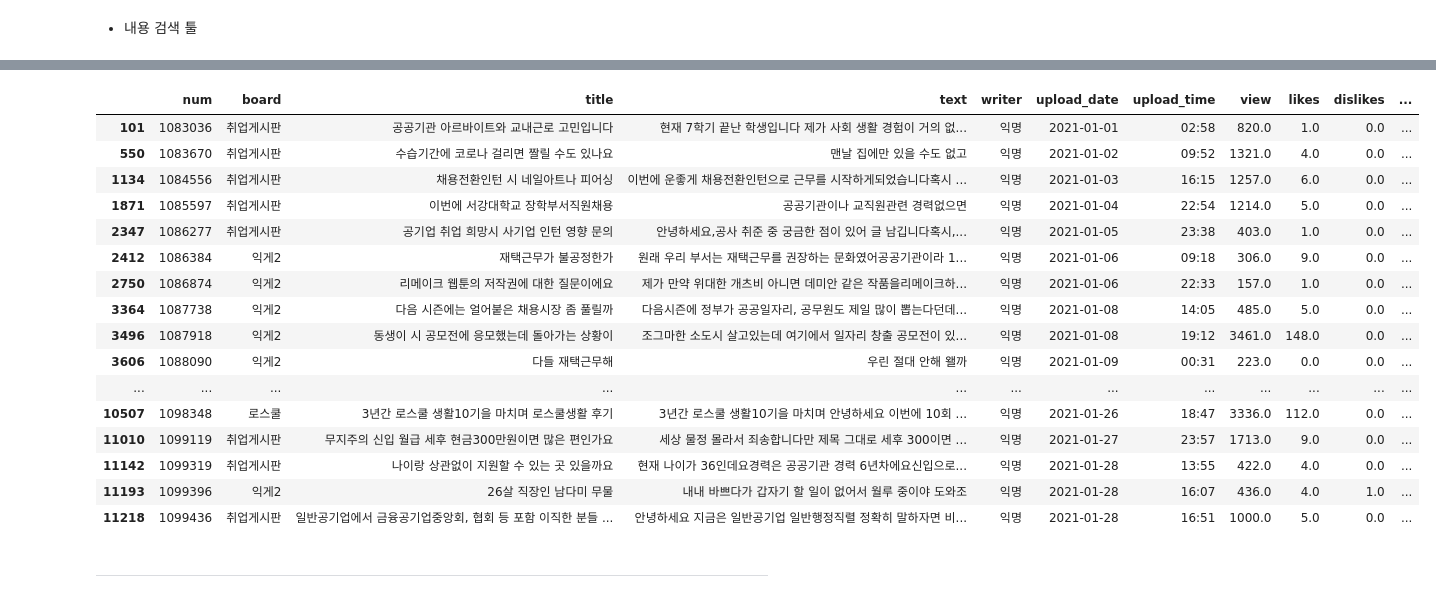
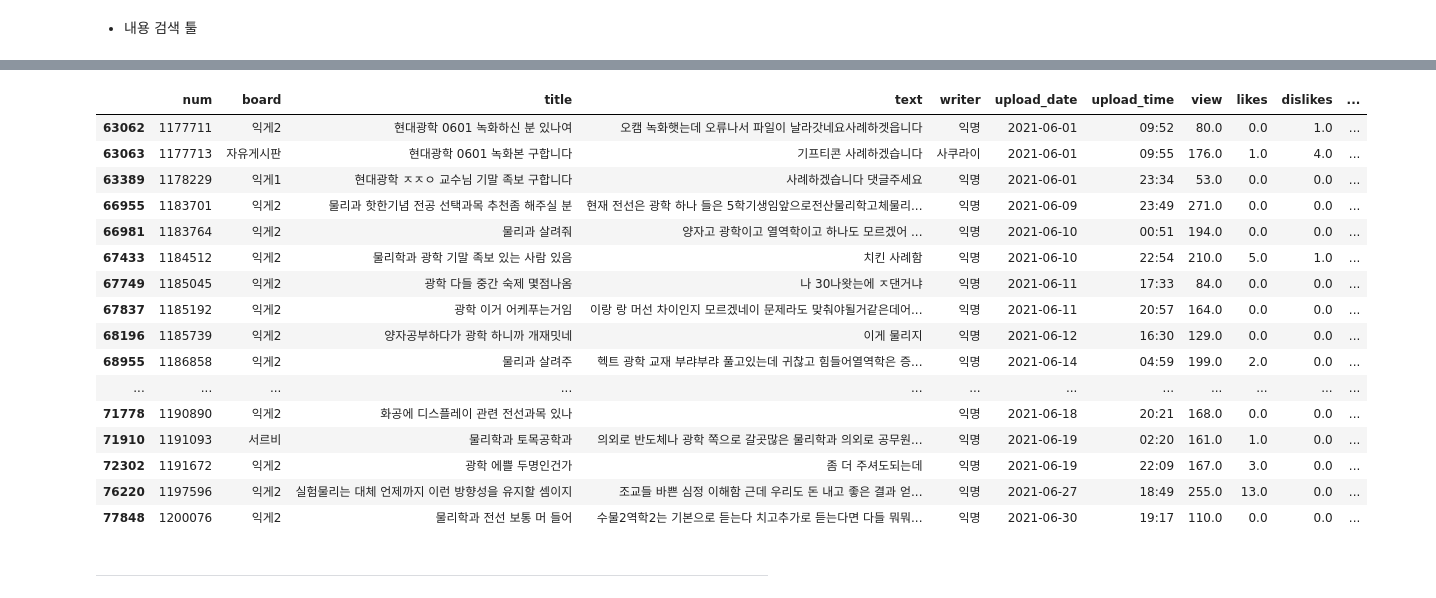
Before and after one commit to JourneyKo/ssodam, a Jupyter notebook: ssodam2021_Find_Specific_Topics.ipynb, the cells around one changed output, grey strips where cells are left out. Cells and saved outputs as stored; diff of their text form; code cells hidden in the pictures.

```diff
--- a/ssodam2021_Find_Specific_Topics.ipynb
+++ b/ssodam2021_Find_Specific_Topics.ipynb
@@ -420,7 +420,7 @@ with open('./data/20bow.pkl','rb') as f:
 # %% [markdown]
 ### 작년 12월 데이터를 Load
 # %%
-tokens_20 = pd.read_csv('./data/ssodam2020_all_tokened_final.csv', encoding='utf-8')
+tokens_20 = pd.read_csv('./data_l/ssodam2020_all_tokened_final.csv', encoding='utf-8')
 #날짜 데이터를 datetime으로.
 tokens_20.upload_date = pd.to_datetime(tokens_20.upload_date)
 tokens_20.head()
@@ -691,29 +682,31 @@ def relu(x):
 def sigmoid2(x):
     return 1/( 1+np.exp( -(x-5) ) )
 
-#   [w0, w1, w2,  w3,  K1,  K2,   E]
-W = [1, 0.3, 0.6, -0.05, 10, 100, 1.002]
+#   [w0,   w1,  w2,  w3,    w4,  K1,  K2, K3, E]
+W = [1.5, 0.3, 1.3, 0.5, -0.05, 10, 100, 10, 1.002]
 
 def _hot_point3(a,b,c,d,e):
-    x0 = sigmoid2( ((b-a)/(a+W[4])) + 0.3*((d-c)/(c+W[4]/2)) )
-    x1 = np.tanh(0.02*(b-W[5]))
-    x2 = np.tanh(0.1*(d-20))-0.5
-    x3 = pow(W[6],e) - 1
+    x0 = sigmoid2((b-a)/(a+W[5]))
+    x1 = np.tanh(0.05*(b-W[6]))-0.5
+    x2 = sigmoid2((d-c)/(c+W[7]))
+    x3 = np.tanh(0.1*(d-20))-0.7
+    x4 = pow(W[8],e) - 1
 
-    return W[0]*x0, W[1]*x1, W[2]*x2, W[3]*x3
+    return W[0]*x0, W[1]*x1, W[2]*x2, W[3]*x3, W[4]*x4
 
 def hot_point3(a,b,c,d,e):
-    x,y,z,w = _hot_point3(a,b,c,d,e)
-    return x + y + z + w
+    x,y,z,w,v = _hot_point3(a,b,c,d,e)
+    return x + y + z + w + v
 
 def pp3(a,b,c,d,idx):
     e = BoW_mat[:,idx].sum()
-    x, y, z, w = _hot_point3(a,b,c,d,e)
+    x, y, z, w, v = _hot_point3(a,b,c,d,e)
     print(f'상승률지수 : {x}')
     print(f'언급지수   : {y}')
-    print(f'게시글수   : {z}')
-    print(f'패널티     : {w}')
-    print(f'최종값     : {x+y+z+w}')
+    print(f'게시글상승 : {z}')
+    print(f'게시글수   : {w}')
+    print(f'패널티     : {v}')
+    print(f'최종값     : {x+y+z+w+v}')
 # %%
 #BoW 매트릭스
 BoW_mat = np.array([list(value) for value in cfm.BoW.values])
@@ -757,7 +750,7 @@ array([[ 0.        ,  0.        ,  0.        , ...,  0.        ,
 __추가 불용어 정의__
 # %%
 #도배된 단어 등 제외
-for x_word in ['는','걍','을해','얀','인데','꿀꿀','끝내','쿠','원','쿠나']:
+for x_word in ['는','걍','을해','얀','인데','꿀꿀','끝내','쿠','원','쿠나','게로','사지','능','조만간','알폰소','아론']:
     Points[:,idx_extended[x_word]] = 0.
 # %% [markdown]
 ### 상위 키워드 추리기
@@ -828,5 +821,7 @@ __월별 키워드 보기__
 # %%
 month = 1
 
-[(idx_extended_key[arg],Points[month,arg]) for arg in np.flip(np.argsort(Points[month])) if Points[month,arg]>0.4]
+for month in range(1,7):
+    display([(idx_extended_key[arg],Points[month,arg]) for arg in np.flip(np.argsort(Points[month])) if Points[month,arg]>0.4])
+    print()
 # %% [output]
@@ -918,5 +987,5 @@ def numofposts(word, month):
     df = s_search(word,month,show_urls=False)
     return len(df)
 # %%
-s_search('공공기관',1)
+s_search('광학',6)
 # %% [output]
@@ -940,20 +1009,20 @@ http://www.ssodam.com/content/1099436
 |  | num | board | title | text | writer | upload_date | upload_time | view | likes | dislikes | ... |
-| 101 | 1083036 | 취업게시판 | 공공기관 아르바이트와 교내근로 고민입니다 | 현재 7학기 끝난 학생입니다 제가 사회 생활 경험이 거의 없... | 익명 | 2021-01-01 | 02:58 | 820.0 | 1.0 | 0.0 | ... |
-| 550 | 1083670 | 취업게시판 | 수습기간에 코로나 걸리면 짤릴 수도 있나요 | 맨날 집에만 있을 수도 없고 | 익명 | 2021-01-02 | 09:52 | 1321.0 | 4.0 | 0.0 | ... |
-| 1134 | 1084556 | 취업게시판 | 채용전환인턴 시 네일아트나 피어싱 | 이번에 운좋게 채용전환인턴으로 근무를 시작하게되었습니다혹시 ... | 익명 | 2021-01-03 | 16:15 | 1257.0 | 6.0 | 0.0 | ... |
-| 1871 | 1085597 | 취업게시판 | 이번에 서강대학교 장학부서직원채용 | 공공기관이나 교직원관련 경력없으면 | 익명 | 2021-01-04 | 22:54 | 1214.0 | 5.0 | 0.0 | ... |
-| 2347 | 1086277 | 취업게시판 | 공기업 취업 희망시 사기업 인턴 영향 문의 | 안녕하세요,공사 취준 중 궁금한 점이 있어 글 남깁니다혹시,... | 익명 | 2021-01-05 | 23:38 | 403.0 | 1.0 | 0.0 | ... |
-| 2412 | 1086384 | 익게2 | 재택근무가 불공정한가 | 원래 우리 부서는 재택근무를 권장하는 문화였어공공기관이라 1... | 익명 | 2021-01-06 | 09:18 | 306.0 | 9.0 | 0.0 | ... |
-| 2750 | 1086874 | 익게2 | 리메이크 웹툰의 저작권에 대한 질문이에요 | 제가 만약 위대한 개츠비 아니면 데미안 같은 작품을리메이크하... | 익명 | 2021-01-06 | 22:33 | 157.0 | 1.0 | 0.0 | ... |
-| 3364 | 1087738 | 익게2 | 다음 시즌에는 얼어붙은 채용시장 좀 풀릴까 | 다음시즌에 정부가 공공일자리, 공무원도 제일 많이 뽑는다던데... | 익명 | 2021-01-08 | 14:05 | 485.0 | 5.0 | 0.0 | ... |
-| 3496 | 1087918 | 익게2 | 동생이 시 공모전에 응모했는데 돌아가는 상황이 | 조그마한 소도시 살고있는데 여기에서 일자리 창출 공모전이 있... | 익명 | 2021-01-08 | 19:12 | 3461.0 | 148.0 | 0.0 | ... |
-| 3606 | 1088090 | 익게2 | 다들 재택근무해 | 우린 절대 안해 왤까 | 익명 | 2021-01-09 | 00:31 | 223.0 | 0.0 | 0.0 | ... |
+| 63062 | 1177711 | 익게2 | 현대광학 0601 녹화하신 분 있나여 | 오캠 녹화햇는데 오류나서 파일이 날라갓네요사례하겟읍니다 | 익명 | 2021-06-01 | 09:52 | 80.0 | 0.0 | 1.0 | ... |
+| 63063 | 1177713 | 자유게시판 | 현대광학 0601 녹화본 구합니다 | 기프티콘 사례하겠습니다 | 사쿠라이 | 2021-06-01 | 09:55 | 176.0 | 1.0 | 4.0 | ... |
+| 63389 | 1178229 | 익게1 | 현대광학 ㅈㅈㅇ 교수님 기말 족보 구합니다 | 사례하겠습니다 댓글주세요 | 익명 | 2021-06-01 | 23:34 | 53.0 | 0.0 | 0.0 | ... |
+| 66955 | 1183701 | 익게2 | 물리과 핫한기념 전공 선택과목 추천좀 해주실 분 | 현재 전선은 광학 하나 들은 5학기생임앞으로전산물리학고체물리... | 익명 | 2021-06-09 | 23:49 | 271.0 | 0.0 | 0.0 | ... |
+| 66981 | 1183764 | 익게2 | 물리과 살려줘 | 양자고 광학이고 열역학이고 하나도 모르겠어 ... | 익명 | 2021-06-10 | 00:51 | 194.0 | 0.0 | 0.0 | ... |
+| 67433 | 1184512 | 익게2 | 물리학과 광학 기말 족보 있는 사람 있음 | 치킨 사례함 | 익명 | 2021-06-10 | 22:54 | 210.0 | 5.0 | 1.0 | ... |
+| 67749 | 1185045 | 익게2 | 광학 다들 중간 숙제 몇점나옴 | 나 30나왓는에 ㅈ댄거냐 | 익명 | 2021-06-11 | 17:33 | 84.0 | 0.0 | 0.0 | ... |
+| 67837 | 1185192 | 익게2 | 광학 이거 어케푸는거임 | 이랑 랑 머선 차이인지 모르겠네이 문제라도 맞춰야될거같은데어... | 익명 | 2021-06-11 | 20:57 | 164.0 | 0.0 | 0.0 | ... |
+| 68196 | 1185739 | 익게2 | 양자공부하다가 광학 하니까 개재밋네 | 이게 물리지 | 익명 | 2021-06-12 | 16:30 | 129.0 | 0.0 | 0.0 | ... |
+| 68955 | 1186858 | 익게2 | 물리과 살려주 | 헥트 광학 교재 부랴부랴 풀고있는데 귀찮고 힘들어열역학은 증... | 익명 | 2021-06-14 | 04:59 | 199.0 | 2.0 | 0.0 | ... |
 | ... | ... | ... | ... | ... | ... | ... | ... | ... | ... | ... | ... |
-| 10507 | 1098348 | 로스쿨 | 3년간 로스쿨 생활10기을 마치며 로스쿨생활 후기 | 3년간 로스쿨 생활10기을 마치며 안녕하세요 이번에 10회 ... | 익명 | 2021-01-26 | 18:47 | 3336.0 | 112.0 | 0.0 | ... |
-| 11010 | 1099119 | 취업게시판 | 무지주의 신입 월급 세후 현금300만원이면 많은 편인가요 | 세상 물정 몰라서 죄송합니다만 제목 그대로 세후 300이면 ... | 익명 | 2021-01-27 | 23:57 | 1713.0 | 9.0 | 0.0 | ... |
-| 11142 | 1099319 | 취업게시판 | 나이랑 상관없이 지원할 수 있는 곳 있을까요 | 현재 나이가 36인데요경력은 공공기관 경력 6년차에요신입으로... | 익명 | 2021-01-28 | 13:55 | 422.0 | 4.0 | 0.0 | ... |
-| 11193 | 1099396 | 익게2 | 26살 직장인 남다미 무물 | 내내 바쁘다가 갑자기 할 일이 없어서 월루 중이야 도와조 | 익명 | 2021-01-28 | 16:07 | 436.0 | 4.0 | 1.0 | ... |
-| 11218 | 1099436 | 취업게시판 | 일반공기업에서 금융공기업중앙회, 협회 등 포함 이직한 분들 ... | 안녕하세요 지금은 일반공기업 일반행정직렬 정확히 말하자면 비... | 익명 | 2021-01-28 | 16:51 | 1000.0 | 5.0 | 0.0 | ... |
+| 71778 | 1190890 | 익게2 | 화공에 디스플레이 관련 전선과목 있나 |  | 익명 | 2021-06-18 | 20:21 | 168.0 | 0.0 | 0.0 | ... |
+| 71910 | 1191093 | 서르비 | 물리학과 토목공학과 | 의외로 반도체나 광학 쪽으로 갈곳많은 물리학과 의외로 공무원... | 익명 | 2021-06-19 | 02:20 | 161.0 | 1.0 | 0.0 | ... |
+| 72302 | 1191672 | 익게2 | 광학 에쁠 두명인건가 | 좀 더 주셔도되는데 | 익명 | 2021-06-19 | 22:09 | 167.0 | 3.0 | 0.0 | ... |
+| 76220 | 1197596 | 익게2 | 실험물리는 대체 언제까지 이런 방향성을 유지할 셈이지 | 조교들 바쁜 심정 이해함 근데 우리도 돈 내고 좋은 결과 얻... | 익명 | 2021-06-27 | 18:49 | 255.0 | 13.0 | 0.0 | ... |
+| 77848 | 1200076 | 익게2 | 물리학과 전선 보통 머 들어 | 수물2역학2는 기본으로 듣는다 치고추가로 듣는다면 다들 뭐뭐... | 익명 | 2021-06-30 | 19:17 | 110.0 | 0.0 | 0.0 | ... |
 # %% [markdown]
 ---
 # %%
```
Also changed, not shown: parts of 19 cells of this notebook.
